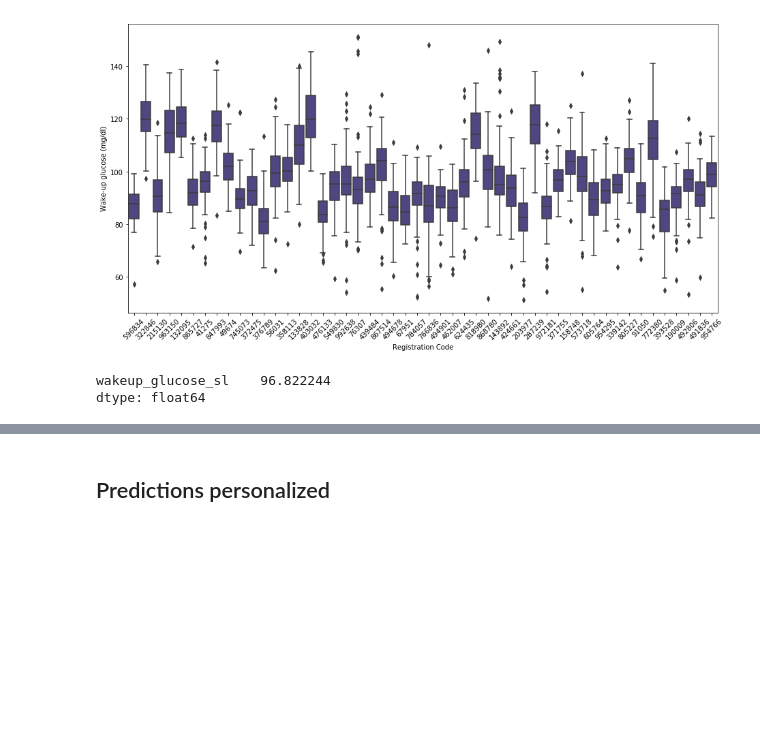
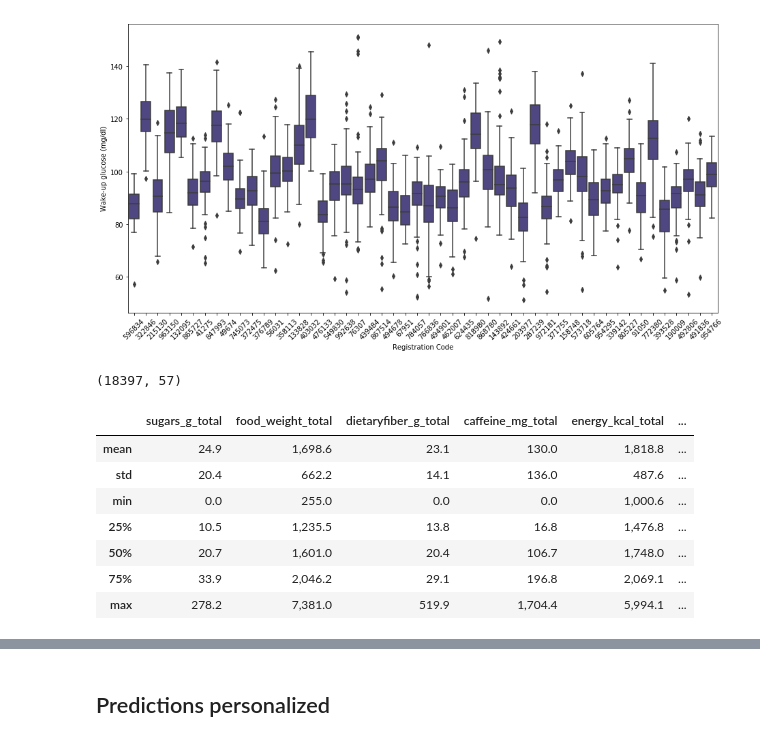
Before and after one commit to ElviraMingazova/MA_Thesis, a Jupyter notebook: Predictions from the diet and personal features.ipynb, the cells around one changed output, grey strips where cells are left out. Cells and saved outputs as stored; diff of their text form; code cells hidden in the pictures; blank space fills up the shorter version.

```diff
--- a/Predictions from the diet and personal features.ipynb
+++ b/Predictions from the diet and personal features.ipynb
@@ -1959,8 +2003,9 @@ plt.savefig("figures/wg_boxplot.png")
 plt.show()
 # %% [output]
 [figure]
-# %%
-wg_from_sleep.mean()
-# %% [output]
-wakeup_glucose_sl    96.822244
-dtype: float64
+# %%
+X_y_no_persf.shape
+# %% [output]
+(18397, 57)
+# %%
+pd.options.display.float_format = '{:,.1f}'.format
@@ -1966,0 +2014,11 @@ dtype: float64
+# %%
+X_y_no_persf.iloc[:,:12].describe().iloc[1:,:]
+# %% [output]
+|  | sugars_g_total | food_weight_total | dietaryfiber_g_total | caffeine_mg_total | energy_kcal_total | ... |
+| mean | 24.9 | 1,698.6 | 23.1 | 130.0 | 1,818.8 | ... |
+| std | 20.4 | 662.2 | 14.1 | 136.0 | 487.6 | ... |
+| min | 0.0 | 255.0 | 0.0 | 0.0 | 1,000.6 | ... |
+| 25% | 10.5 | 1,235.5 | 13.8 | 16.8 | 1,476.8 | ... |
+| 50% | 20.7 | 1,601.0 | 20.4 | 106.7 | 1,748.0 | ... |
+| 75% | 33.9 | 2,046.2 | 29.1 | 196.8 | 2,069.1 | ... |
+| max | 278.2 | 7,381.0 | 519.9 | 1,704.4 | 5,994.1 | ... |
```
Also changed, not shown: parts of 7 cells of this notebook.
